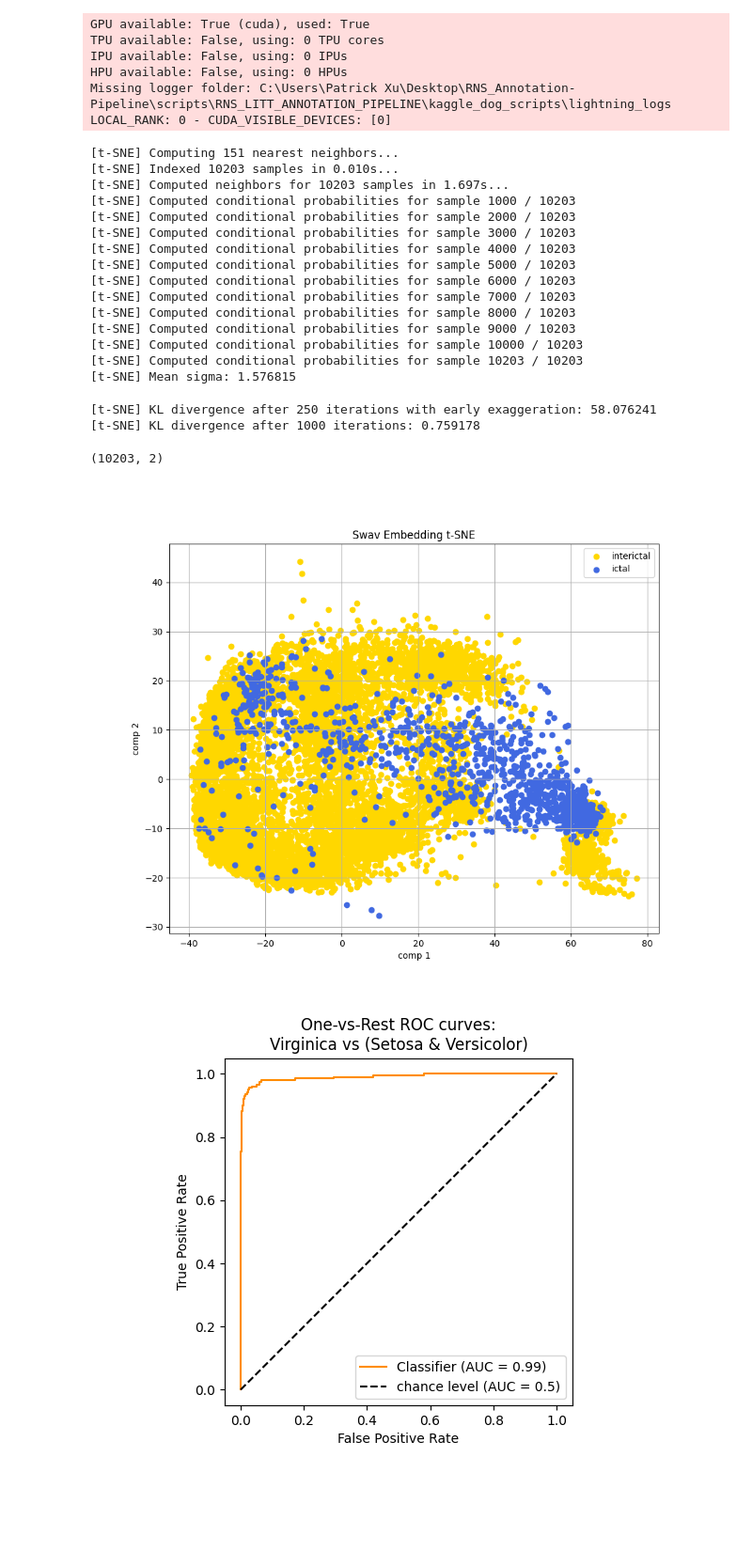
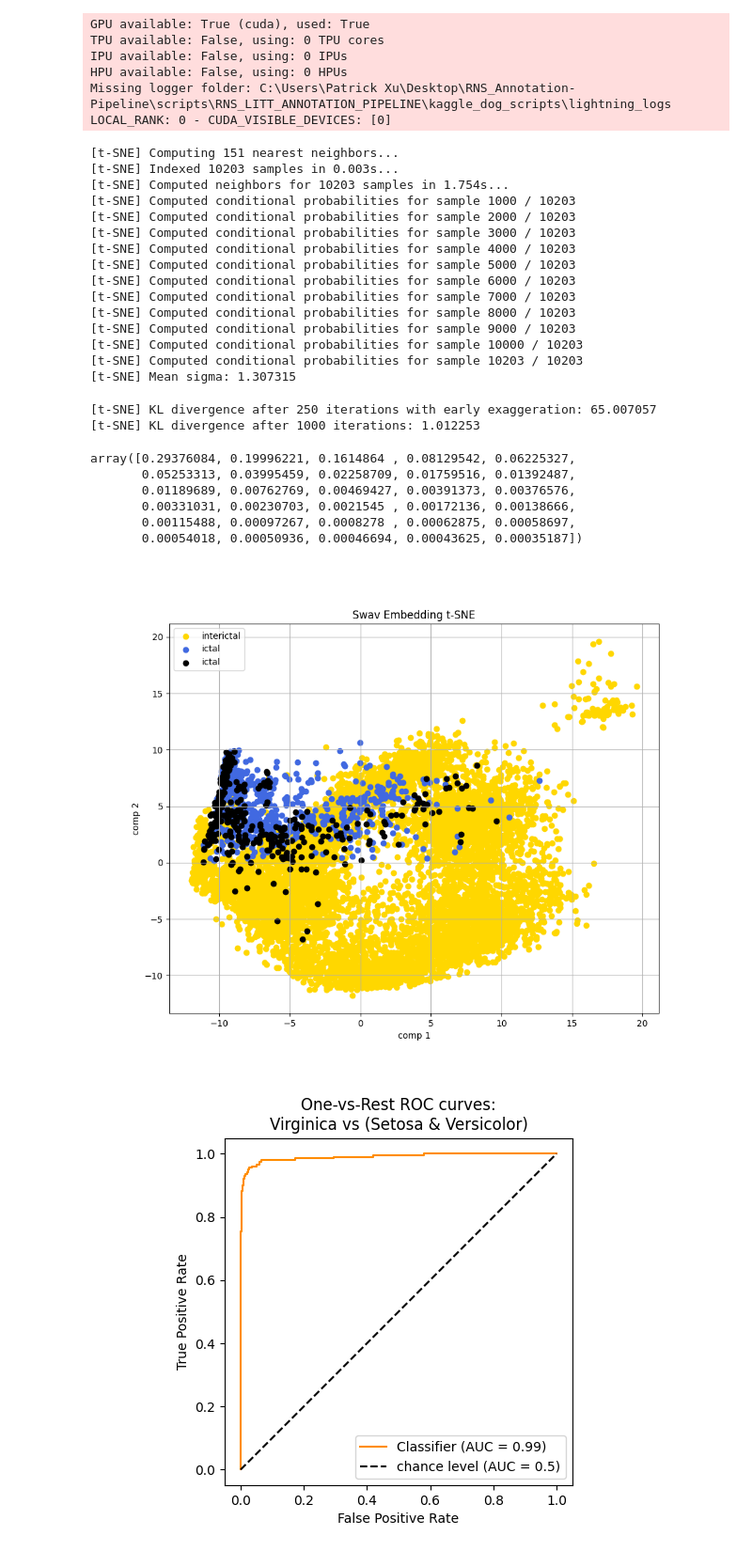
Before and after one commit to penn-cnt/RNS_Annotation-Pipeline, a Jupyter notebook: scripts/RNS_LITT_ANNOTATION_PIPELINE/kaggle_dog_scripts/kaggle_swav_embedding_plot.ipynb, the cells around one changed output. Shown at 94% size. Cells and saved outputs as stored; diff of their text form; code cells hidden in the pictures; blank space fills up the shorter version.

```diff
--- a/scripts/RNS_LITT_ANNOTATION_PIPELINE/kaggle_dog_scripts/kaggle_swav_embedding_plot.ipynb
+++ b/scripts/RNS_LITT_ANNOTATION_PIPELINE/kaggle_dog_scripts/kaggle_swav_embedding_plot.ipynb
@@ -103,8 +103,25 @@ for data in interictal_data_list:
     interictal_data_X = np.vstack((interictal_data_X, data['X']))
 for data in test_data_list:
     test_data_X = np.vstack((test_data_X, data['X']))
+# %%
+data_X = np.empty((0, 16, 400))
+test_data_X = np.empty((0, 16, 400))
+data_y = np.empty((0,1))
+for i in tqdm(range(len(ictal_data_list))):
+    ictal_data = ictal_data_list[i]['X']
+    interictal_data = interictal_data_list[i]['X']
+    test_data = test_data_list[i]['X']
+    ictal_label = ictal_data_list[i]['y']
+    interictal_label = interictal_data_list[i]['y']
+
+    data = np.concatenate((ictal_data,interictal_data))
+    label = np.concatenate((ictal_label,interictal_label))
+
+    data_X = np.vstack((data_X, data))
+    test_data_X = np.vstack((test_data_X,test_data))
+    data_y = np.vstack((data_y,label[:, np.newaxis]))
 # %%
-labeled_dataset = KaggleDataset(ictal_data_X, interictal_data_X, test_data_X, labeled=True, transform=False)
+labeled_dataset = KaggleDataset(data_X, data_y, test_data_X, labeled=True, transform=False)
 
 def collate_fn(batch):
     info = list(zip(*batch))
@@ -129,7 +146,7 @@ from models.SwaV import SwaV
 from models.SupervisedDownstream import SupervisedDownstream
 from lightly.data import SwaVCollateFunction
 
-swav = SwaV().load_from_checkpoint(ckpt_folder_root + 'kaggle_dog_swav_34/kaggle_dog_swav-epoch=05-swav_loss=4.49410.ckpt')
+swav = SwaV().load_from_checkpoint(ckpt_folder_root + 'kaggle_dog_swav_34/kaggle_dog_swav-epoch=116-swav_loss=2.73583.ckpt')
 
 model = SupervisedDownstream(swav.backbone)
 
@@ -162,8 +179,9 @@ for pred, y, emb in predictions:
 target = torch.vstack(target_list)
 emb = torch.vstack(emb_list)
 # %%
-interictal_inds = np.where(target == 0)[0]
+ictal_pre_inds = np.where(target == 0)[0]
 ictal_inds = np.where(target == 1)[0]
+interictal_inds = np.where(target == 2)[0]
 # %%
 from sklearn.manifold import TSNE
 from sklearn.decomposition import PCA
@@ -179,8 +197,8 @@ tsne = TSNE(n_components=2, verbose=1, perplexity = 50, random_state=142,init =
 z = tsne.fit_transform(emb)
 # %% [output]
 [t-SNE] Computing 151 nearest neighbors...
-[t-SNE] Indexed 10203 samples in 0.010s...
-[t-SNE] Computed neighbors for 10203 samples in 1.697s...
+[t-SNE] Indexed 10203 samples in 0.003s...
+[t-SNE] Computed neighbors for 10203 samples in 1.754s...
 [t-SNE] Computed conditional probabilities for sample 1000 / 10203
 [t-SNE] Computed conditional probabilities for sample 2000 / 10203
 [t-SNE] Computed conditional probabilities for sample 3000 / 10203
@@ -192,27 +210,33 @@ z = tsne.fit_transform(emb)
 [t-SNE] Computed conditional probabilities for sample 9000 / 10203
 [t-SNE] Computed conditional probabilities for sample 10000 / 10203
 [t-SNE] Computed conditional probabilities for sample 10203 / 10203
-[t-SNE] Mean sigma: 1.576815
+[t-SNE] Mean sigma: 1.307315
-[t-SNE] KL divergence after 250 iterations with early exaggeration: 58.076241
-[t-SNE] KL divergence after 1000 iterations: 0.759178
+[t-SNE] KL divergence after 250 iterations with early exaggeration: 65.007057
+[t-SNE] KL divergence after 1000 iterations: 1.012253
-# %%
-z.shape
-# %% [output]
-(10203, 2)
+# %%
+pca.explained_variance_ratio_
+# %% [output]
+array([0.29376084, 0.19996221, 0.1614864 , 0.08129542, 0.06225327,
+       0.05253313, 0.03995459, 0.02258709, 0.01759516, 0.01392487,
+       0.01189689, 0.00762769, 0.00469427, 0.00391373, 0.00376576,
+       0.00331031, 0.00230703, 0.0021545 , 0.00172136, 0.00138666,
+       0.00115488, 0.00097267, 0.0008278 , 0.00062875, 0.00058697,
+       0.00054018, 0.00050936, 0.00046694, 0.00043625, 0.00035187])
 # %%
 spc = p
 
 plt.figure(figsize=(10, 8))
 plt.scatter(spc[interictal_inds,0],spc[interictal_inds,1],c='gold',label= 'interictal')
-plt.scatter(spc[ictal_inds,0],spc[ictal_inds,1],c='royalblue',label= 'ictal')
+plt.scatter(spc[ictal_inds, 0], spc[ictal_inds, 1], c='royalblue', label='ictal')
+plt.scatter(spc[ictal_pre_inds, 0], spc[ictal_pre_inds, 1], c='black', label='ictal')
 plt.title('Swav Embedding t-SNE')
 plt.xlabel('comp 1')
 plt.ylabel("comp 2" )
 plt.legend()
 plt.grid()
 plt.show()
 # %% [output]
-[figure, old version]
+[figure, new version]
 # %%
 from sklearn.metrics import RocCurveDisplay
 RocCurveDisplay.from_predictions(
```
Also changed, not shown: parts of 2 cells of this notebook, 16 other files.
